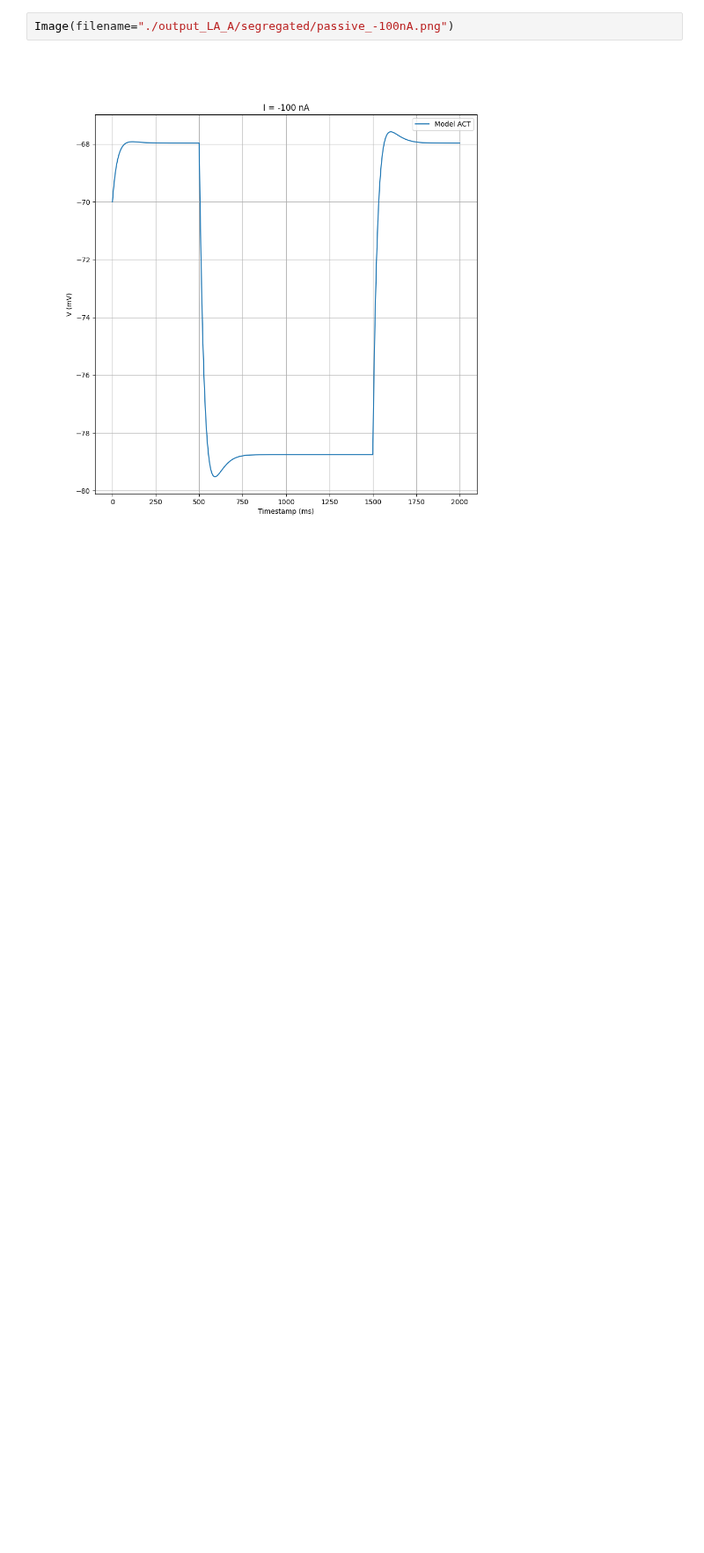
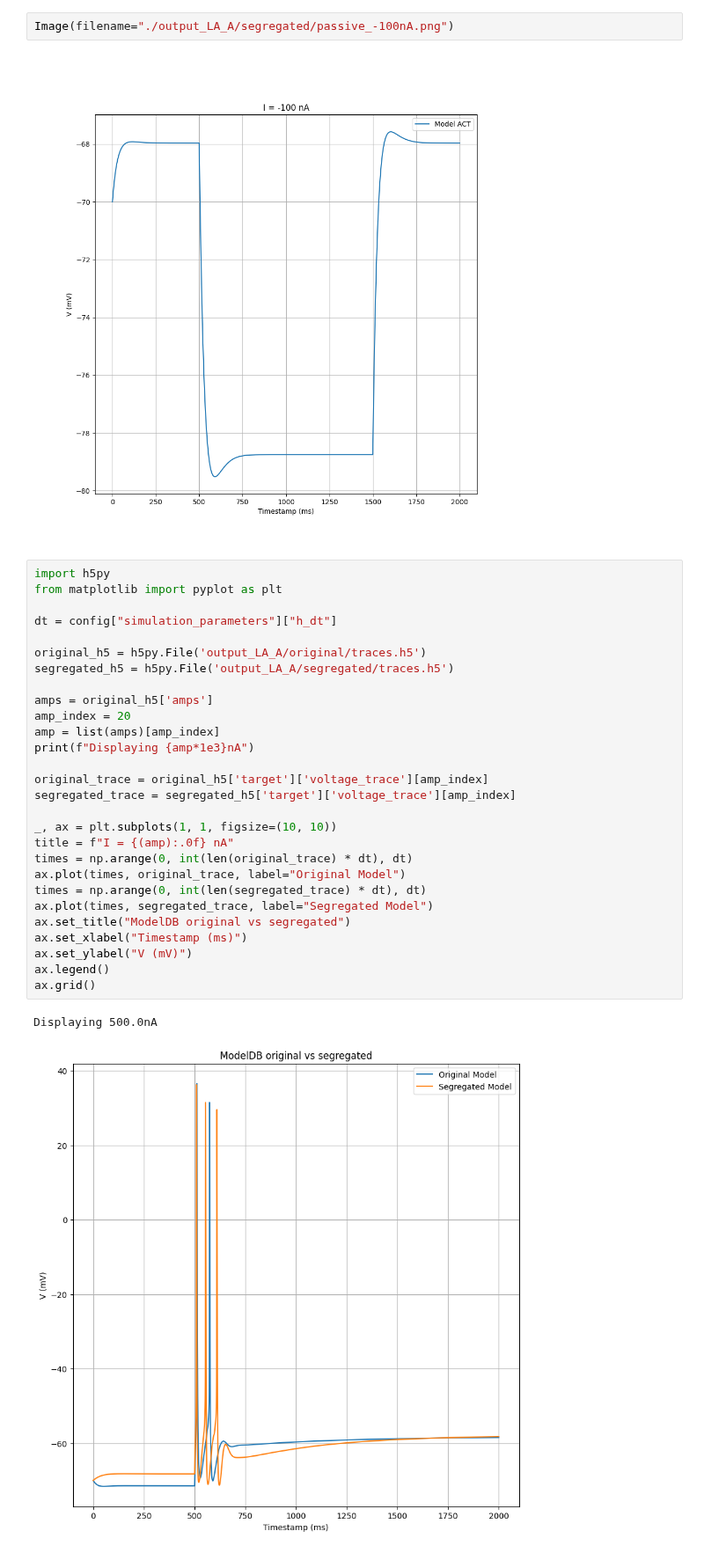
Before and after one commit to V-Marco/ACT, a Jupyter notebook: examples/LA/Cell_A.ipynb, the cells around one changed output. Shown at 88% size. Cells and saved outputs as stored; diff of their text form; blank space fills up the shorter version.

```diff
--- a/examples/LA/Cell_A.ipynb
+++ b/examples/LA/Cell_A.ipynb
@@ -427,3 +427,34 @@ Error:
 Image(filename="./output_LA_A/segregated/passive_-100nA.png")
 # %% [output]
 [figure]
+# %%
+import h5py
+from matplotlib import pyplot as plt
+
+dt = config["simulation_parameters"]["h_dt"]
+
+original_h5 = h5py.File('output_LA_A/original/traces.h5')
+segregated_h5 = h5py.File('output_LA_A/segregated/traces.h5')
+
+amps = original_h5['amps']
+amp_index = 20
+amp = list(amps)[amp_index]
+print(f"Displaying {amp*1e3}nA")
+
+original_trace = original_h5['target']['voltage_trace'][amp_index]
+segregated_trace = segregated_h5['target']['voltage_trace'][amp_index]
+
+_, ax = plt.subplots(1, 1, figsize=(10, 10))
+title = f"I = {(amp):.0f} nA"
+times = np.arange(0, int(len(original_trace) * dt), dt)
+ax.plot(times, original_trace, label="Original Model")
+times = np.arange(0, int(len(segregated_trace) * dt), dt)
+ax.plot(times, segregated_trace, label="Segregated Model")
+ax.set_title("ModelDB original vs segregated")
+ax.set_xlabel("Timestamp (ms)")
+ax.set_ylabel("V (mV)")
+ax.legend()
+ax.grid()
+# %% [output]
+Displaying 500.0nA
+[figure, added]
```
